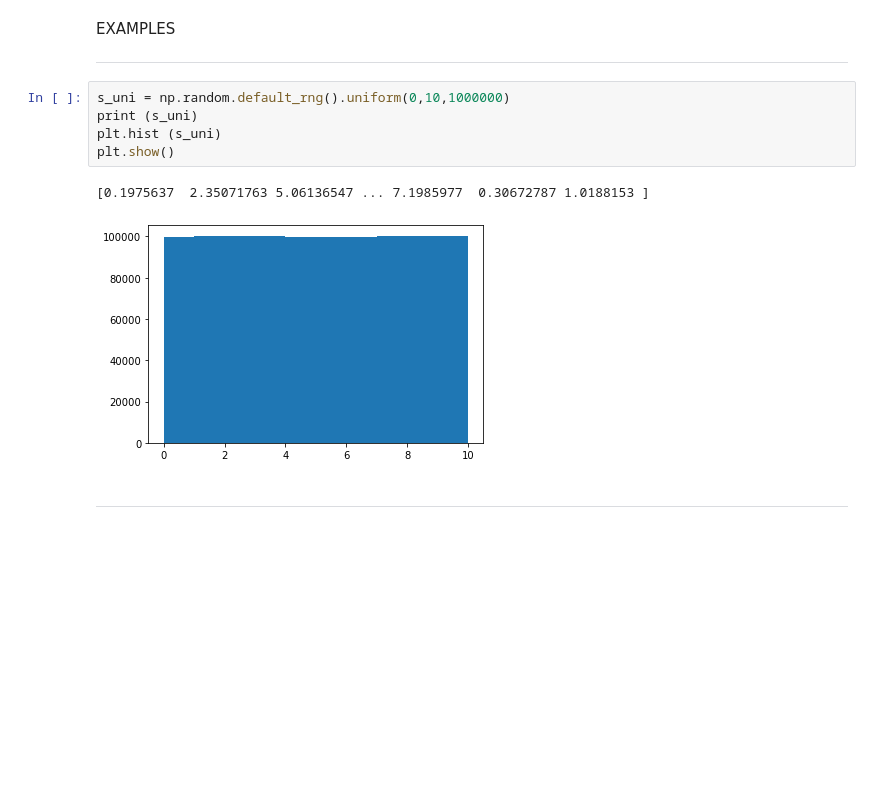
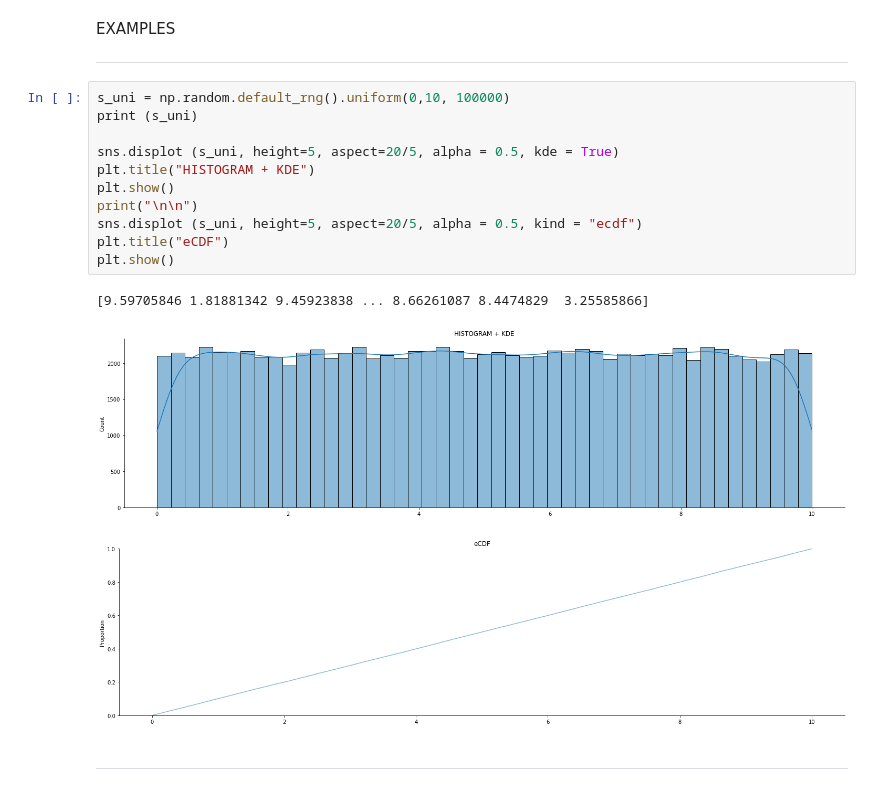
Before and after one commit to AnteDujic/Programming-for-Data-Analysis, a Jupyter notebook: numpy-random.ipynb, the cells around one changed output. Cells and saved outputs as stored; diff of their text form; blank space fills up the shorter version.

Commit message:
Distribution plotting + permutation update

```diff
--- a/numpy-random.ipynb
+++ b/numpy-random.ipynb
@@ -672,13 +809,20 @@ A uniform distribution, sometimes also known as a rectangular distribution, is a
 EXAMPLES
 ***
 # %%
-s_uni = np.random.default_rng().uniform(0,10,1000000)
+s_uni = np.random.default_rng().uniform(0,10, 100000)
 print (s_uni)
-plt.hist (s_uni)
+
+sns.displot (s_uni, height=5, aspect=20/5, alpha = 0.5, kde = True)
+plt.title("HISTOGRAM + KDE")
 plt.show()
+print("\n\n")
+sns.displot (s_uni, height=5, aspect=20/5, alpha = 0.5, kind = "ecdf")
+plt.title("eCDF")
+plt.show()
 # %% [output]
-[0.1975637  2.35071763 5.06136547 ... 7.1985977  0.30672787 1.0188153 ]
+[9.59705846 1.81881342 9.45923838 ... 8.66261087 8.4474829  3.25585866]
-[figure, old version]
+[figure, new version]
+[figure, added]
 # %% [markdown]
 ***
 # %% [markdown]
```
Also changed, not shown: parts of 52 cells of this notebook.
